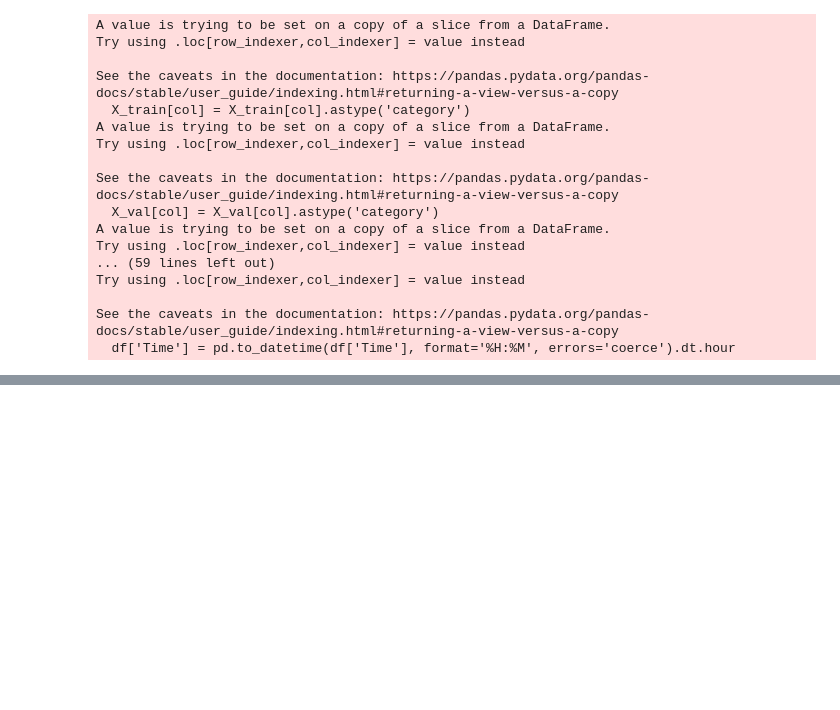
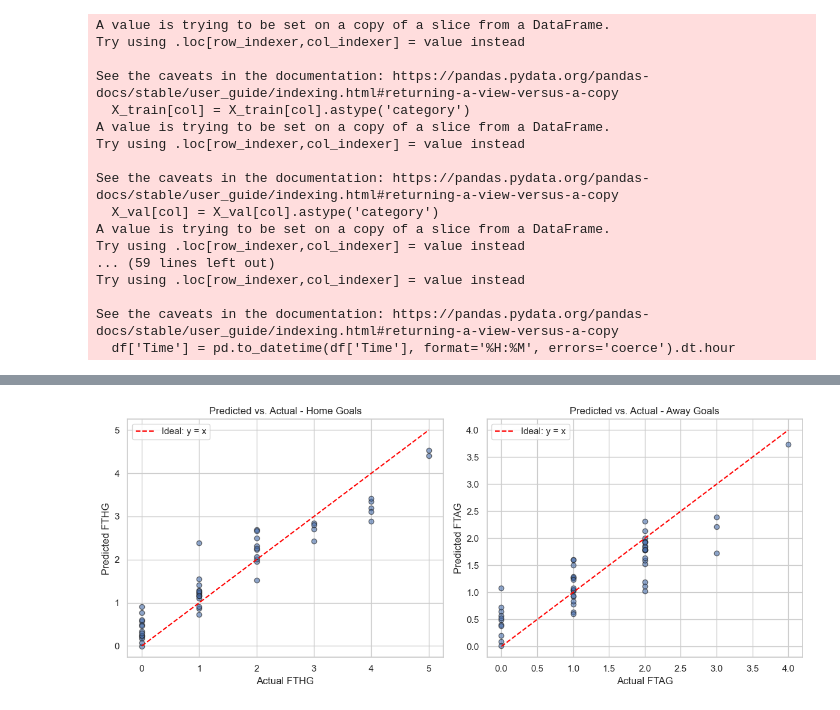
Before and after one commit to gregfu05/Premier_League_Match_Predictor, a Jupyter notebook: notebooks/LightGBM_evaluation.ipynb, the cells around one changed output, grey strips where cells are left out. Saved outputs shown, nothing was run; the diff lists cells and outputs as text; code cells hidden in the pictures; blank space fills up the shorter version.

```diff
--- a/notebooks/LightGBM_evaluation.ipynb
+++ b/notebooks/LightGBM_evaluation.ipynb
@@ -322,0 +328,37 @@ Home MAE: 0.6558, Away MAE: 0.4572, Combined MAE: 0.5565
+# %%
+import matplotlib.pyplot as plt
+import seaborn as sns
+
+# Set plot style
+sns.set(style="whitegrid")
+
+# Plot for FTHG (Home Goals)
+plt.figure(figsize=(12, 5))
+
+plt.subplot(1, 2, 1)
+plt.scatter(y_test['FTHG'], y_test_pred_home, alpha=0.6, edgecolors='k')
+plt.plot([y_test['FTHG'].min(), y_test['FTHG'].max()],
+         [y_test['FTHG'].min(), y_test['FTHG'].max()],
+         color='red', linestyle='--', label='Ideal: y = x')
+plt.xlabel("Actual FTHG")
+plt.ylabel("Predicted FTHG")
+plt.title("Predicted vs. Actual - Home Goals")
+plt.legend()
+plt.grid(True)
+
+# Plot for FTAG (Away Goals)
+plt.subplot(1, 2, 2)
+plt.scatter(y_test['FTAG'], y_test_pred_away, alpha=0.6, edgecolors='k')
+plt.plot([y_test['FTAG'].min(), y_test['FTAG'].max()],
+         [y_test['FTAG'].min(), y_test['FTAG'].max()],
+         color='red', linestyle='--', label='Ideal: y = x')
+plt.xlabel("Actual FTAG")
+plt.ylabel("Predicted FTAG")
+plt.title("Predicted vs. Actual - Away Goals")
+plt.legend()
+plt.grid(True)
+
+plt.tight_layout()
+plt.show()
+# %% [output]
+[figure, added]
```
Also changed, not shown: parts of 8 cells of this notebook, 2 other files.
